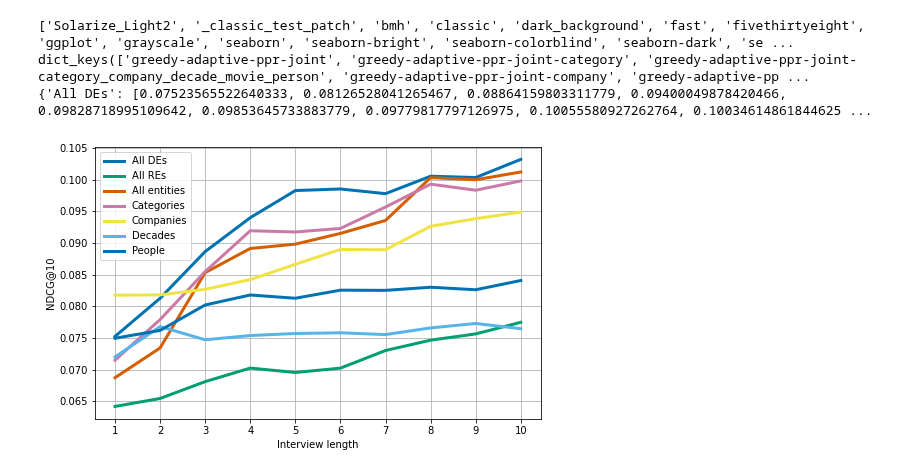
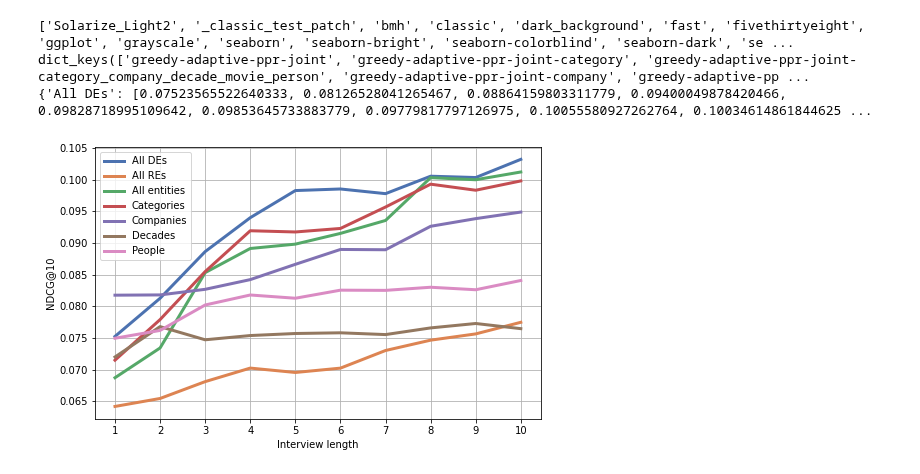
Before and after one commit to MI-911/cold-start-framework, a Jupyter notebook: tools/analysis/results/type_limit_comparison.ipynb, the cells around one changed output. Cells and saved outputs as stored; diff of their text form; code cells hidden in the pictures.

```diff
--- a/tools/analysis/results/type_limit_comparison.ipynb
+++ b/tools/analysis/results/type_limit_comparison.ipynb
@@ -2,9 +2,11 @@
 from requests import get
 import matplotlib.pyplot as plt
 import numpy as np
+import seaborn as sns
 
 plt.rcParams['axes.linewidth'] = 0.8
 plt.style.use('seaborn-colorblind')
+sns.set_palette(sns.color_palette("deep", 10))
 print(plt.style.available)
 metric = 'ndcg'
 cutoff = '10'
@@ -25,32 +27,32 @@ name_map = {
     '-category_company_decade_movie_person': 'All entities',
     '-person': 'People',
     '-company': 'Companies'
 }
 
 for model in data:
     alias = name_map.get(model.replace('greedy-adaptive-ppr-joint', ''))
 
     model_values[alias] = [np.mean(data[model][x - 1]) for x in xs]
 
 fig, ax = plt.subplots(figsize=(8, 5))
 width = 0.5
 
 for i, model in enumerate(sorted(model_values)):
     values = model_values.get(model)
 
     plt.plot(xs, model_values.get(model), label=model, linewidth=3, color=f'C{i}')
 
 plt.xticks(xs)
 plt.ylabel(f'{metric.upper()}@{cutoff}')
-plt.grid(zorder=0)
+plt.grid()
 plt.legend()#loc='upper center', bbox_to_anchor=(0.5, -0.15), shadow=True, ncol=2)
 plt.xlabel('Interview length')
 plt.savefig('output/type_comparison.pdf', bbox_inches='tight')
 plt.show()
 
 print(model_values)
 # %% [output]
 ['Solarize_Light2', '_classic_test_patch', 'bmh', 'classic', 'dark_background', 'fast', 'fivethirtyeight', 'ggplot', 'grayscale', 'seaborn', 'seaborn-bright', 'seaborn-colorblind', 'seaborn-dark', 'se ...
 dict_keys(['greedy-adaptive-ppr-joint', 'greedy-adaptive-ppr-joint-category', 'greedy-adaptive-ppr-joint-category_company_decade_movie_person', 'greedy-adaptive-ppr-joint-company', 'greedy-adaptive-pp ...
 {'All DEs': [0.07523565522640333, 0.08126528041265467, 0.08864159803311779, 0.09400049878420466, 0.09828718995109642, 0.09853645733883779, 0.09779817797126975, 0.10055580927262764, 0.10034614861844625 ...
-[figure, old version]
+[figure, new version]
```
Also changed, not shown: 3 other files.
